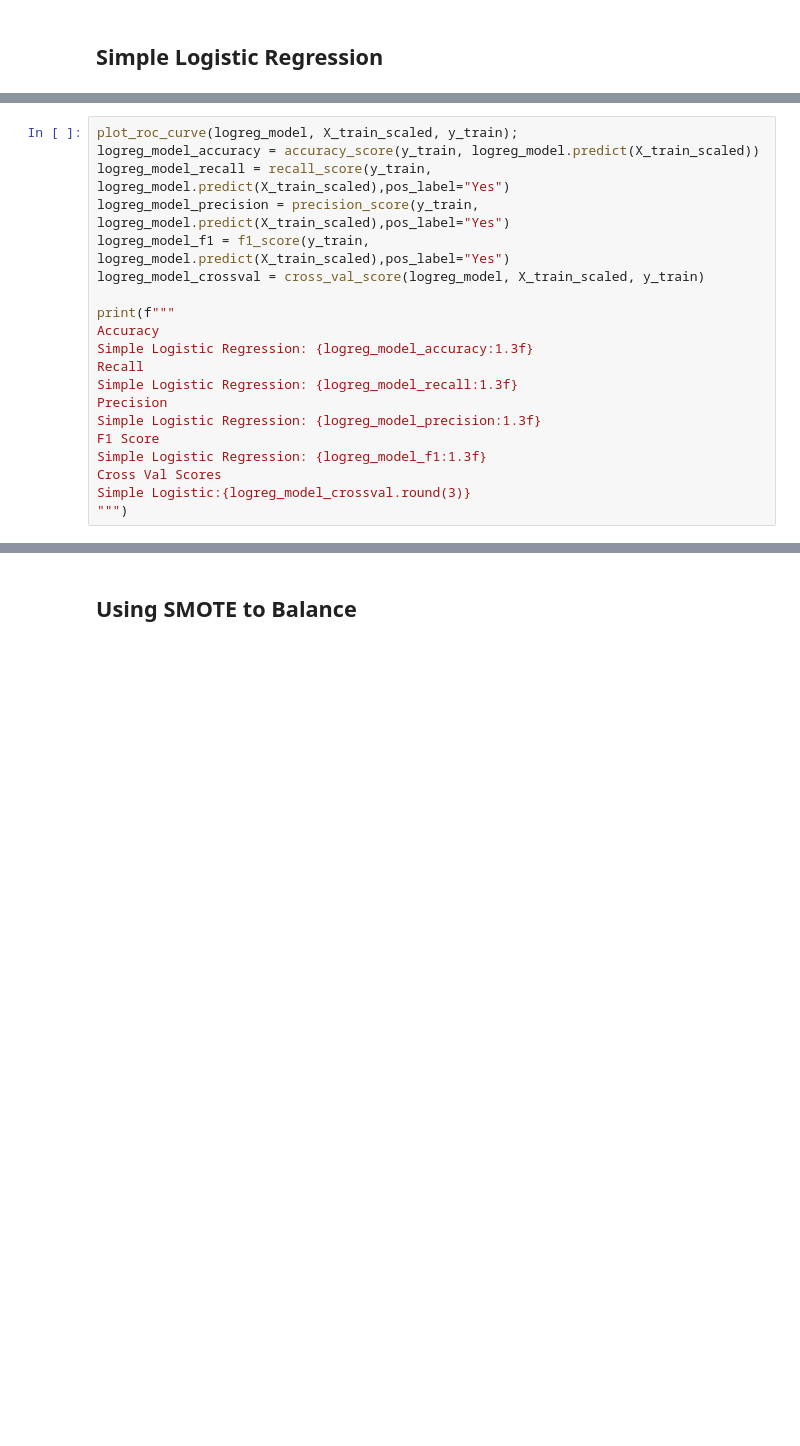
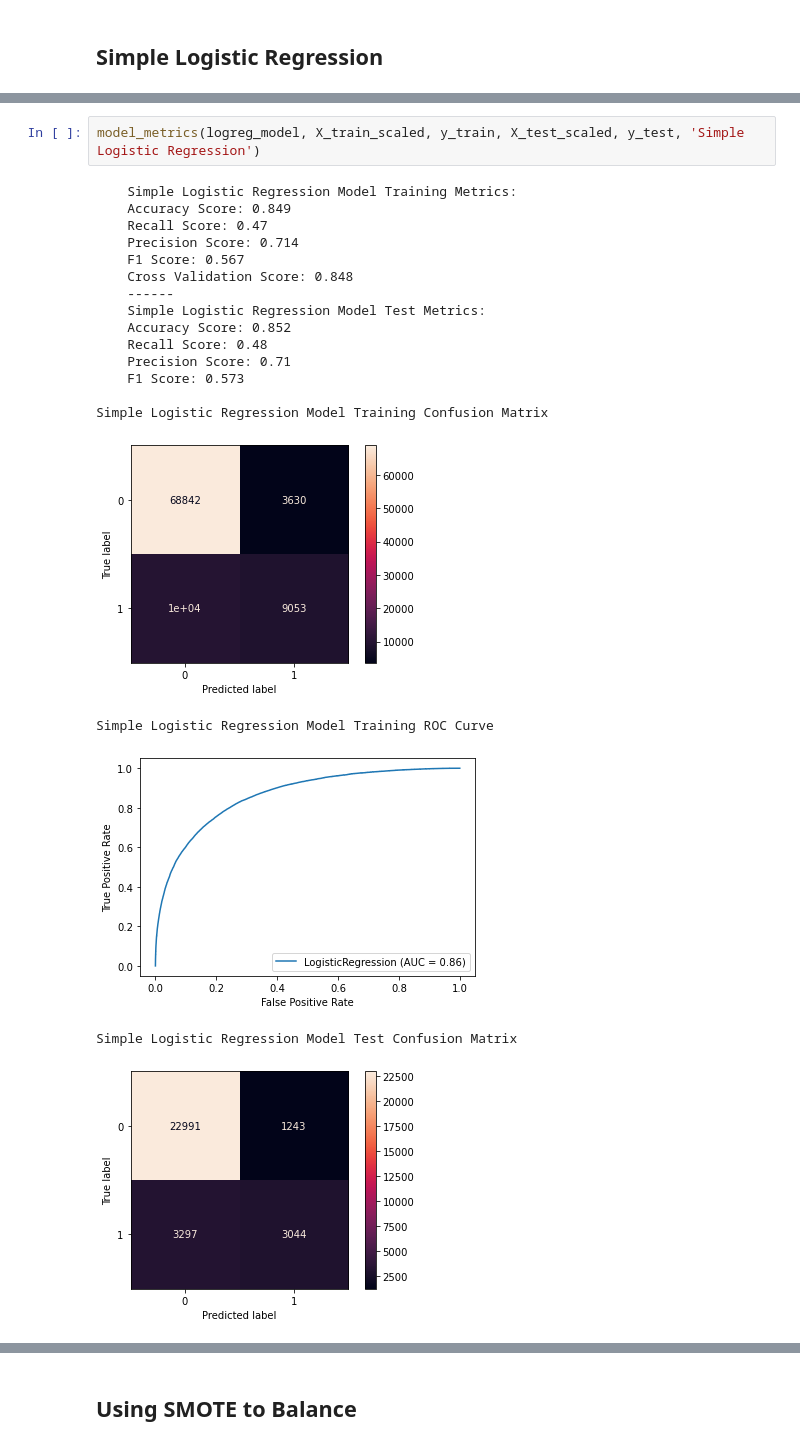
Before and after one commit to alpacanonymous/project3, a Jupyter notebook: StevenNotebook.ipynb, the cells around one changed output, grey strips where cells are left out. Drawn from its saved outputs; the diff is of its cells as text; blank space fills up the shorter version.

```diff
--- a/StevenNotebook.ipynb
+++ b/StevenNotebook.ipynb
@@ -185,20 +256,22 @@ plot_confusion_matrix(logreg_model, X_train_scaled, y_train, cmap='rocket');
-# %%
-plot_roc_curve(logreg_model, X_train_scaled, y_train);
-logreg_model_accuracy = accuracy_score(y_train, logreg_model.predict(X_train_scaled))
-logreg_model_recall = recall_score(y_train, logreg_model.predict(X_train_scaled),pos_label="Yes")
-logreg_model_precision = precision_score(y_train, logreg_model.predict(X_train_scaled),pos_label="Yes")
-logreg_model_f1 = f1_score(y_train, logreg_model.predict(X_train_scaled),pos_label="Yes")
-logreg_model_crossval = cross_val_score(logreg_model, X_train_scaled, y_train)
-
-print(f"""
-Accuracy
-Simple Logistic Regression: {logreg_model_accuracy:1.3f}
-Recall
-Simple Logistic Regression: {logreg_model_recall:1.3f}
-Precision
-Simple Logistic Regression: {logreg_model_precision:1.3f}
-F1 Score
-Simple Logistic Regression: {logreg_model_f1:1.3f}
-Cross Val Scores
-Simple Logistic:{logreg_model_crossval.round(3)}
-""")
+# %%
+model_metrics(logreg_model, X_train_scaled, y_train, X_test_scaled, y_test, 'Simple Logistic Regression')
+# %% [output]
+    Simple Logistic Regression Model Training Metrics:
+    Accuracy Score: 0.849
+    Recall Score: 0.47
+    Precision Score: 0.714
+    F1 Score: 0.567
+    Cross Validation Score: 0.848
+    ------
+    Simple Logistic Regression Model Test Metrics:
+    Accuracy Score: 0.852
+    Recall Score: 0.48
+    Precision Score: 0.71
+    F1 Score: 0.573
+
+Simple Logistic Regression Model Training Confusion Matrix
+[figure, added]
+Simple Logistic Regression Model Training ROC Curve
+[figure, added]
+Simple Logistic Regression Model Test Confusion Matrix
+[figure, added]
```
Also changed, not shown: parts of 90 cells of this notebook.
